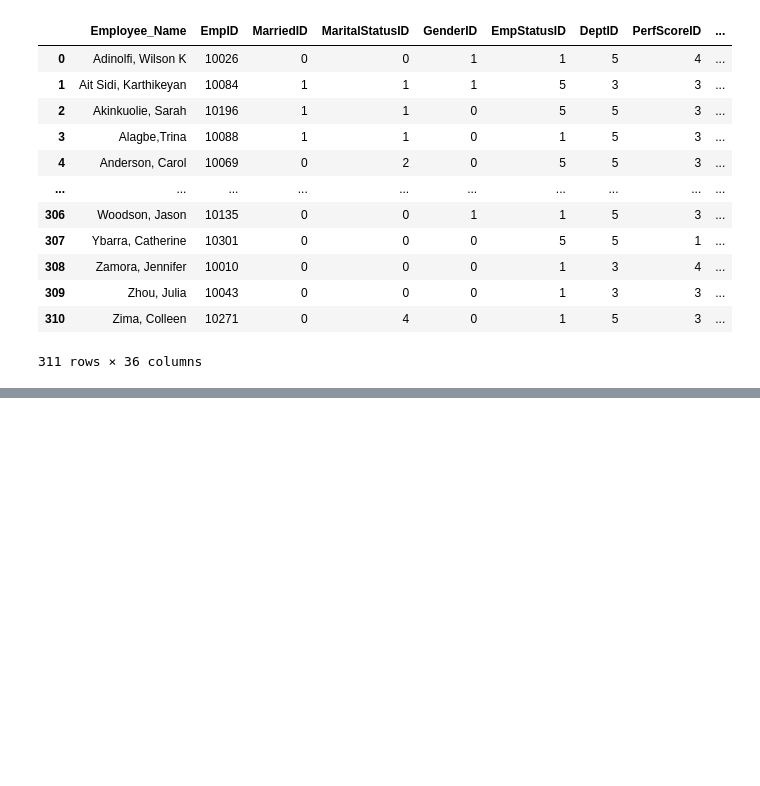
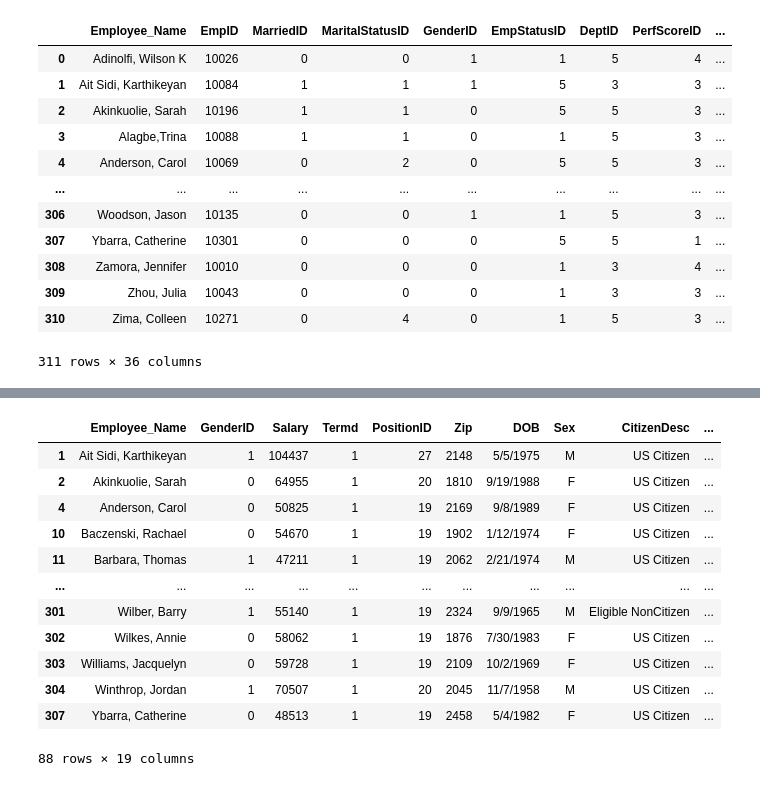
Before and after one commit to akazachk-teaching/Project-Group-5, a Jupyter notebook: project-code.ipynb, the cells around one changed output, grey strips where cells are left out. Cells and saved outputs as stored; diff of their text form; code cells hidden in the pictures; blank space fills up the shorter version.

```diff
--- a/project-code.ipynb
+++ b/project-code.ipynb
@@ -40,0 +44,4 @@ data_cleaned
+# %%
+#drop all active employees by dropping all rows with not Date of Termination listed
+print(data_cleaned.isnull().sum())
+data_cleaned=data_cleaned.dropna()
@@ -40,0 +69,16 @@ data_cleaned
+# %%
+data_cleaned
+# %% [output]
+|  | Employee_Name | GenderID | Salary | Termd | PositionID | Zip | DOB | Sex | CitizenDesc | ... |
+| 1 | Ait Sidi, Karthikeyan | 1 | 104437 | 1 | 27 | 2148 | 5/5/1975 | M | US Citizen | ... |
+| 2 | Akinkuolie, Sarah | 0 | 64955 | 1 | 20 | 1810 | 9/19/1988 | F | US Citizen | ... |
+| 4 | Anderson, Carol | 0 | 50825 | 1 | 19 | 2169 | 9/8/1989 | F | US Citizen | ... |
+| 10 | Baczenski, Rachael | 0 | 54670 | 1 | 19 | 1902 | 1/12/1974 | F | US Citizen | ... |
+| 11 | Barbara, Thomas | 1 | 47211 | 1 | 19 | 2062 | 2/21/1974 | M | US Citizen | ... |
+| ... | ... | ... | ... | ... | ... | ... | ... | ... | ... | ... |
+| 301 | Wilber, Barry | 1 | 55140 | 1 | 19 | 2324 | 9/9/1965 | M | Eligible NonCitizen | ... |
+| 302 | Wilkes, Annie | 0 | 58062 | 1 | 19 | 1876 | 7/30/1983 | F | US Citizen | ... |
+| 303 | Williams, Jacquelyn | 0 | 59728 | 1 | 19 | 2109 | 10/2/1969 | F | US Citizen | ... |
+| 304 | Winthrop, Jordan | 1 | 70507 | 1 | 20 | 2045 | 11/7/1958 | M | US Citizen | ... |
+| 307 | Ybarra, Catherine | 0 | 48513 | 1 | 19 | 2458 | 5/4/1982 | F | US Citizen | ... |
+88 rows × 19 columns
```
Also changed, not shown: parts of 4 cells of this notebook.
